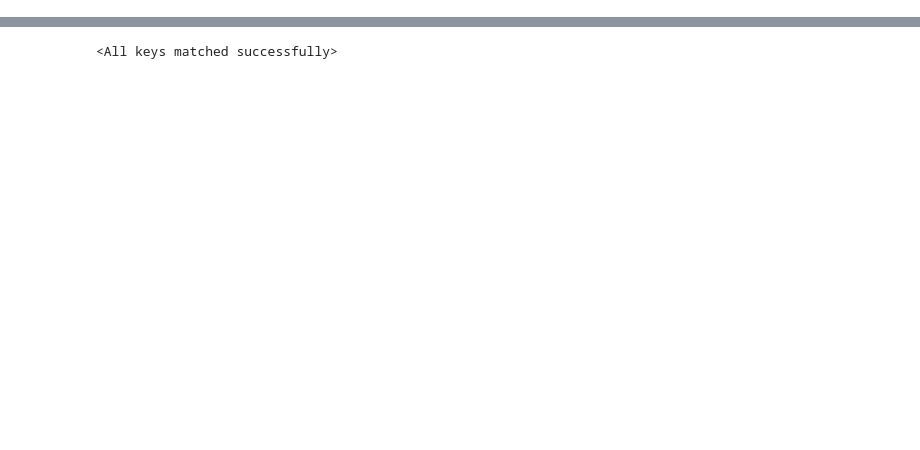
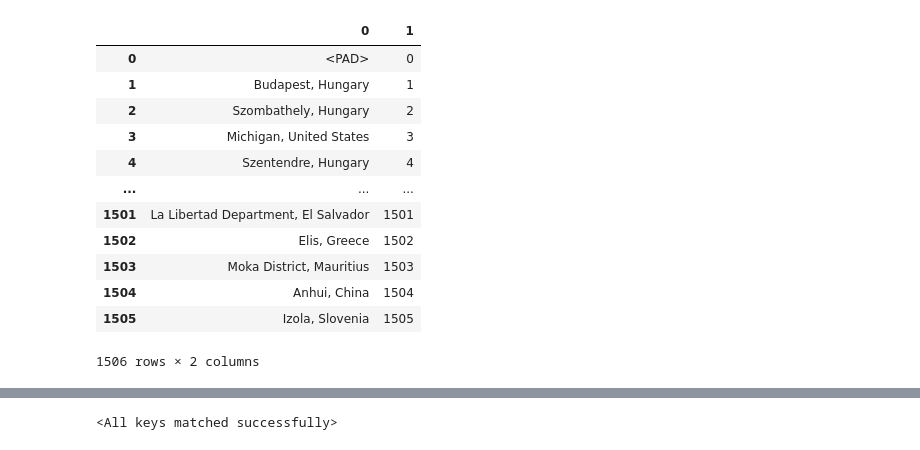
Before and after one commit to AirapetyanZhirayr/POI-Recommender-based-on-Instagram-Profile, a Jupyter notebook: launcher.ipynb, the cells around one changed output, grey strips where cells are left out. Cells and saved outputs as stored; diff of their text form; code cells hidden in the pictures; blank space fills up the shorter version.

```diff
--- a/launcher.ipynb
+++ b/launcher.ipynb
@@ -15,0 +54,5 @@ password
+# %%
+with open('data/poi2id.json', encoding='utf-8') as f:
+    poi2id = json.load(f)
+with open('data/id2poi.json', encoding='utf-8') as f:
+    id2poi = json.load(f)
@@ -15,0 +124,19 @@ password
+# %%
+_id2poi = []
+for key, val in id2poi.items():
+    _id2poi.append((key, val))
+pd.DataFrame(_id2poi).to_csv('id2poi.csv', index=False)
+# %% [output]
+|  | 0 | 1 |
+| 0 | <PAD> | 0 |
+| 1 | Budapest, Hungary | 1 |
+| 2 | Szombathely, Hungary | 2 |
+| 3 | Michigan, United States | 3 |
+| 4 | Szentendre, Hungary | 4 |
+| ... | ... | ... |
+| 1501 | La Libertad Department, El Salvador | 1501 |
+| 1502 | Elis, Greece | 1502 |
+| 1503 | Moka District, Mauritius | 1503 |
+| 1504 | Anhui, China | 1504 |
+| 1505 | Izola, Slovenia | 1505 |
+1506 rows × 2 columns
```
Also changed, not shown: parts of 35 cells of this notebook, 7 other files.
